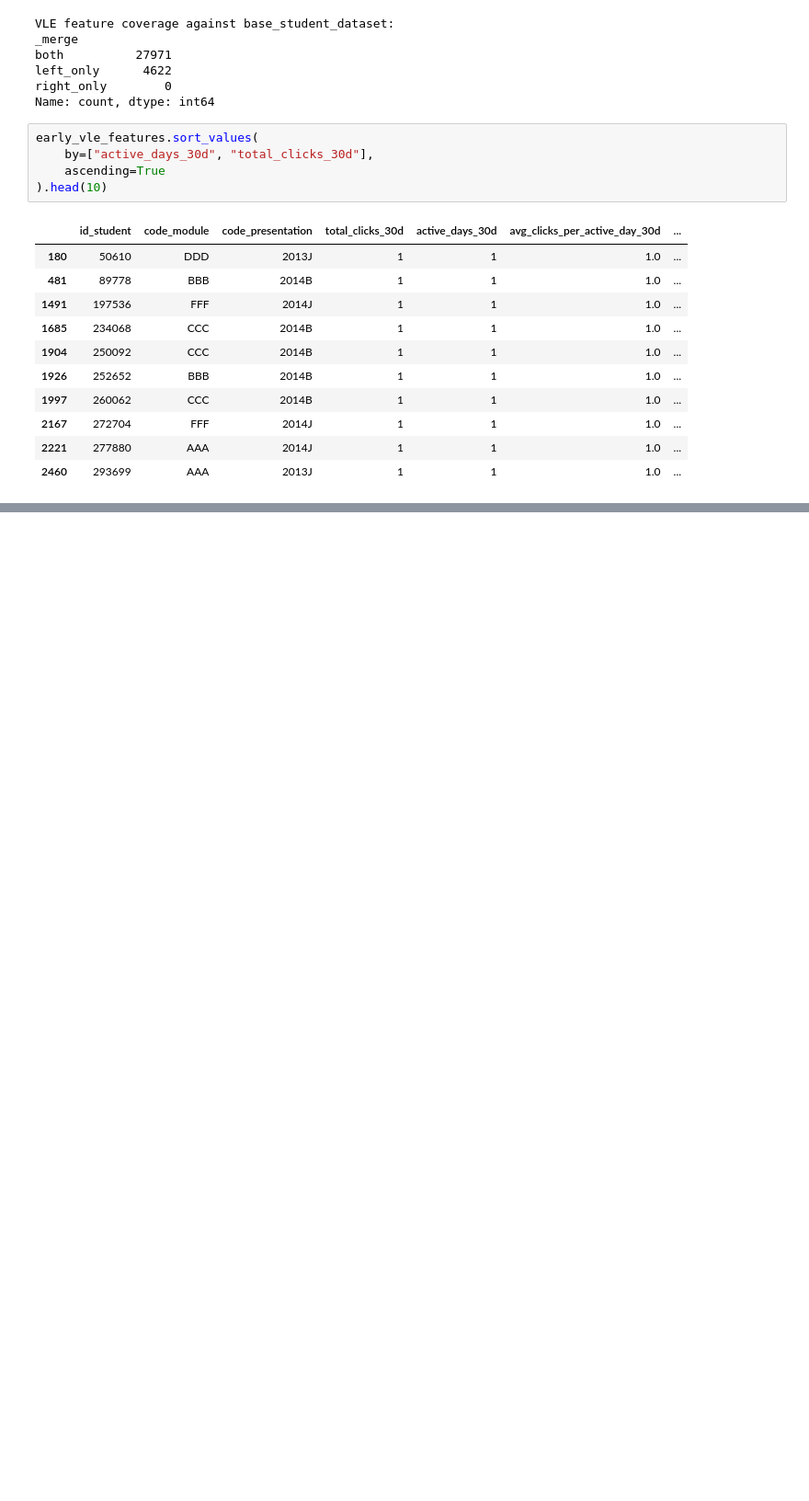
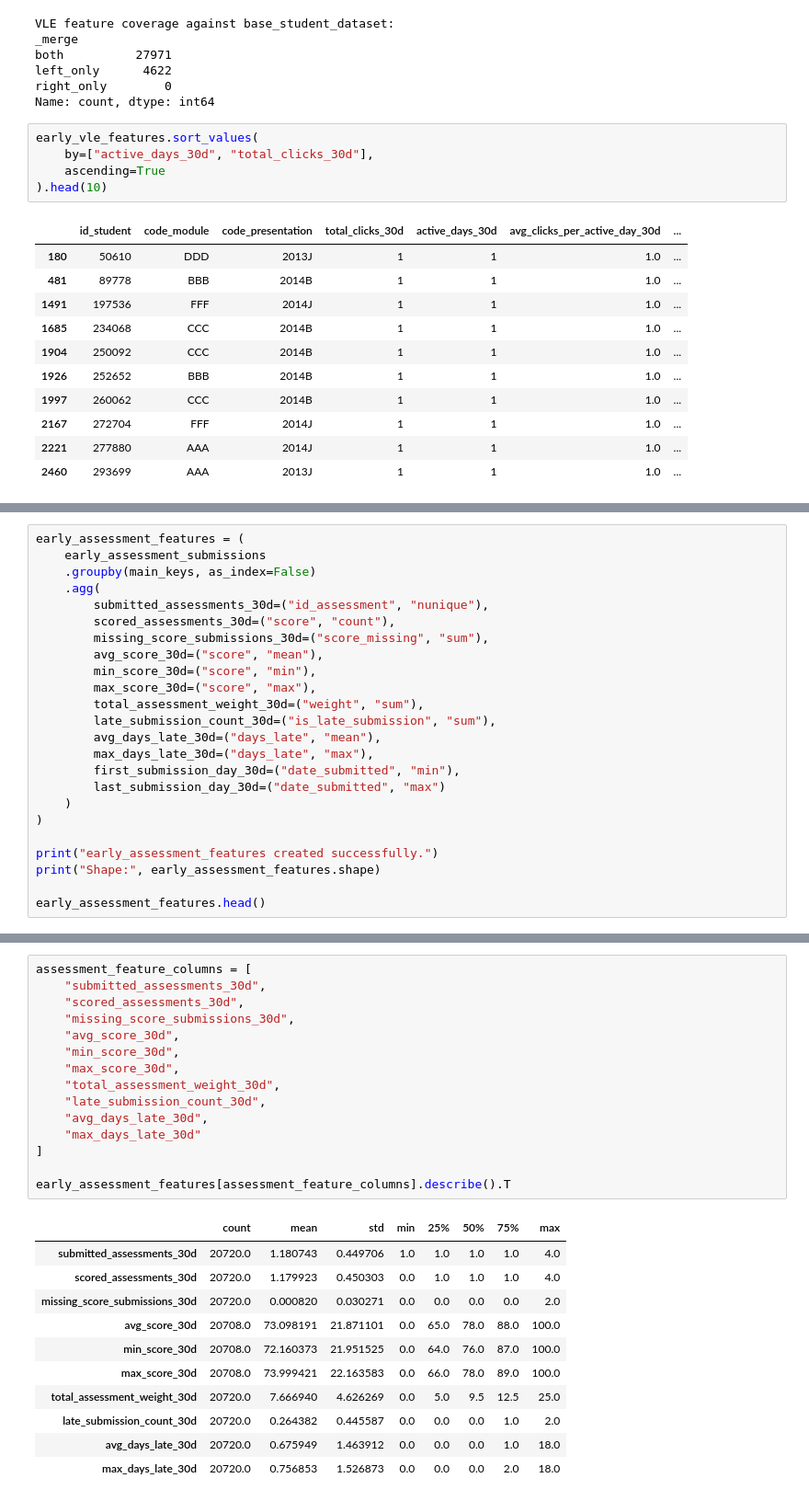
Before and after one commit to futabarentarou/potential-pathway-index, a Jupyter notebook: notebooks/02_early_behavior_features.ipynb, the cells around one changed output, grey strips where cells are left out. Shown at 92% size. Saved outputs shown, nothing was run; the diff lists cells and outputs as text; blank space fills up the shorter version.

```diff
--- a/notebooks/02_early_behavior_features.ipynb
+++ b/notebooks/02_early_behavior_features.ipynb
@@ -350,0 +523,24 @@ early_vle_features.sort_values(
+# %%
+early_assessment_features = (
+    early_assessment_submissions
+    .groupby(main_keys, as_index=False)
+    .agg(
+        submitted_assessments_30d=("id_assessment", "nunique"),
+        scored_assessments_30d=("score", "count"),
+        missing_score_submissions_30d=("score_missing", "sum"),
+        avg_score_30d=("score", "mean"),
+        min_score_30d=("score", "min"),
+        max_score_30d=("score", "max"),
+        total_assessment_weight_30d=("weight", "sum"),
+        late_submission_count_30d=("is_late_submission", "sum"),
+        avg_days_late_30d=("days_late", "mean"),
+        max_days_late_30d=("days_late", "max"),
+        first_submission_day_30d=("date_submitted", "min"),
+        last_submission_day_30d=("date_submitted", "max")
+    )
+)
+
+print("early_assessment_features created successfully.")
+print("Shape:", early_assessment_features.shape)
+
+early_assessment_features.head()
@@ -350,0 +567,27 @@ early_vle_features.sort_values(
+# %%
+assessment_feature_columns = [
+    "submitted_assessments_30d",
+    "scored_assessments_30d",
+    "missing_score_submissions_30d",
+    "avg_score_30d",
+    "min_score_30d",
+    "max_score_30d",
+    "total_assessment_weight_30d",
+    "late_submission_count_30d",
+    "avg_days_late_30d",
+    "max_days_late_30d"
+]
+
+early_assessment_features[assessment_feature_columns].describe().T
+# %% [output]
+|  | count | mean | std | min | 25% | 50% | 75% | max |
+| submitted_assessments_30d | 20720.0 | 1.180743 | 0.449706 | 1.0 | 1.0 | 1.0 | 1.0 | 4.0 |
+| scored_assessments_30d | 20720.0 | 1.179923 | 0.450303 | 0.0 | 1.0 | 1.0 | 1.0 | 4.0 |
+| missing_score_submissions_30d | 20720.0 | 0.000820 | 0.030271 | 0.0 | 0.0 | 0.0 | 0.0 | 2.0 |
+| avg_score_30d | 20708.0 | 73.098191 | 21.871101 | 0.0 | 65.0 | 78.0 | 88.0 | 100.0 |
+| min_score_30d | 20708.0 | 72.160373 | 21.951525 | 0.0 | 64.0 | 76.0 | 87.0 | 100.0 |
+| max_score_30d | 20708.0 | 73.999421 | 22.163583 | 0.0 | 66.0 | 78.0 | 89.0 | 100.0 |
+| total_assessment_weight_30d | 20720.0 | 7.666940 | 4.626269 | 0.0 | 5.0 | 9.5 | 12.5 | 25.0 |
+| late_submission_count_30d | 20720.0 | 0.264382 | 0.445587 | 0.0 | 0.0 | 0.0 | 1.0 | 2.0 |
+| avg_days_late_30d | 20720.0 | 0.675949 | 1.463912 | 0.0 | 0.0 | 0.0 | 1.0 | 18.0 |
+| max_days_late_30d | 20720.0 | 0.756853 | 1.526873 | 0.0 | 0.0 | 0.0 | 2.0 | 18.0 |
```
Also changed, not shown: parts of 10 cells of this notebook.
